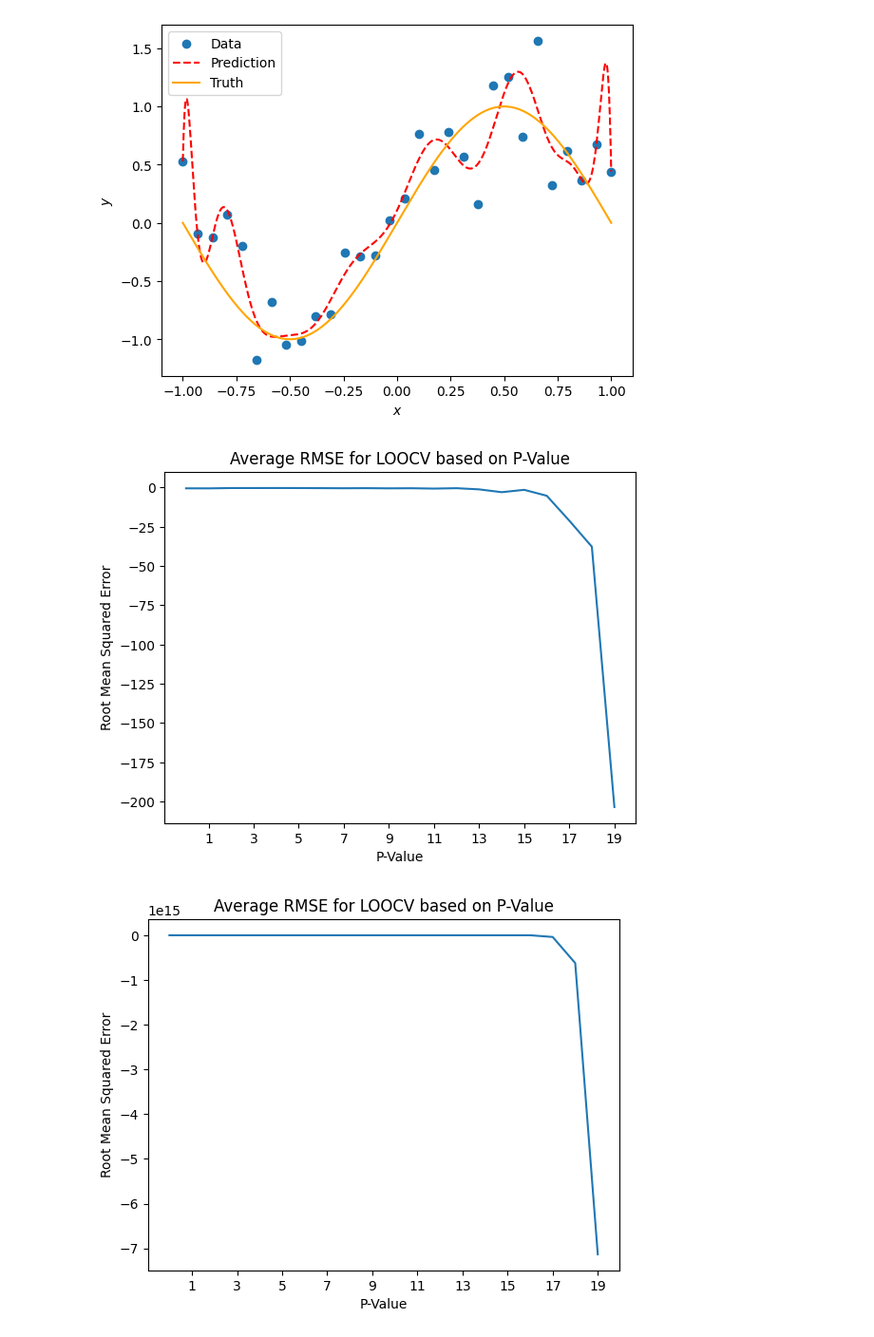
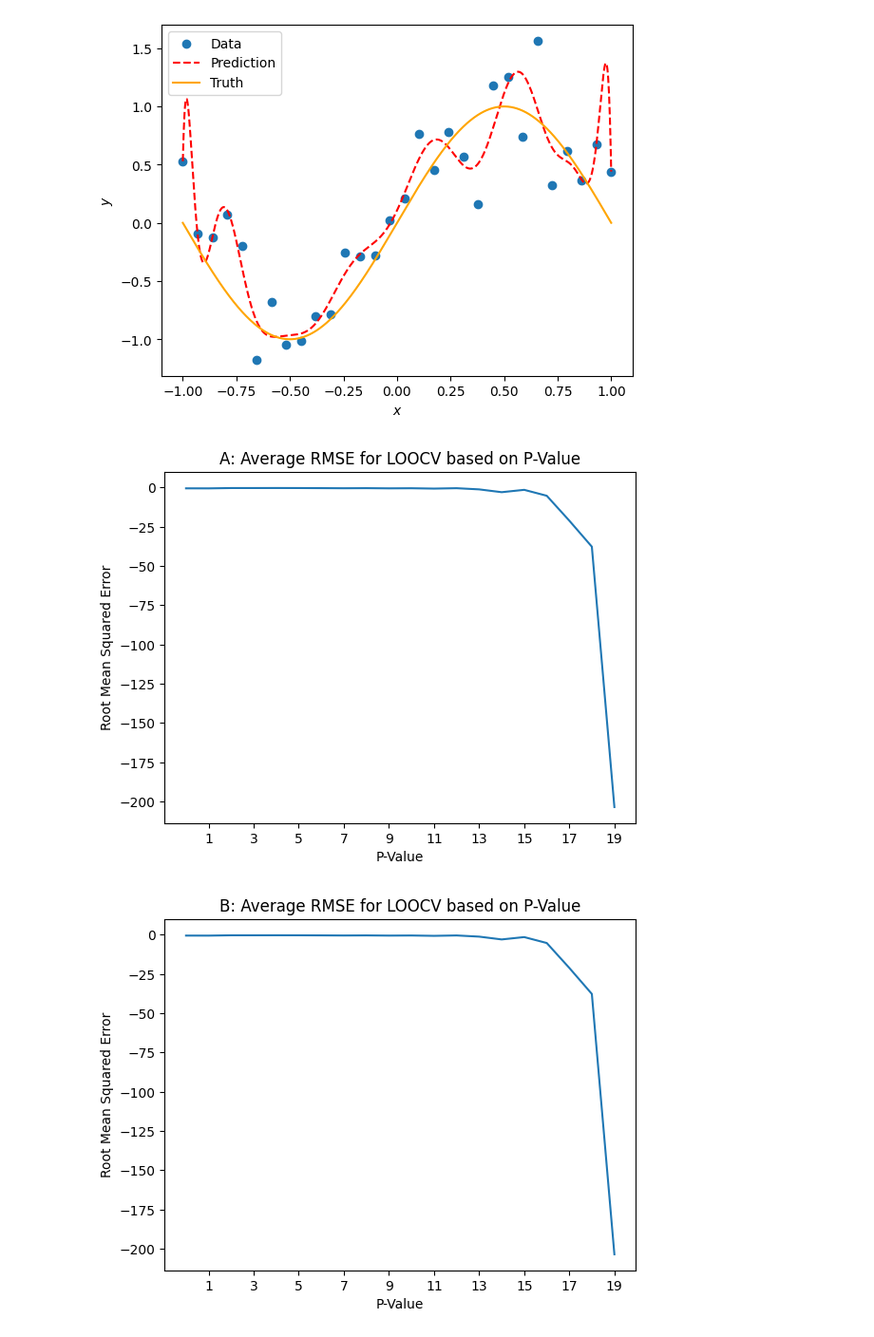
Before and after one commit to queue-h/ISCI-396, a Jupyter notebook: overfitting/Class_6_Part_2.ipynb, the cells around one changed output. Shown at 95% size. Saved outputs shown, nothing was run; the diff lists cells and outputs as text; code cells hidden in the pictures.

```diff
--- a/overfitting/Class_6_Part_2.ipynb
+++ b/overfitting/Class_6_Part_2.ipynb
@@ -108,44 +110,46 @@ def a():
     plt.xticks(np.arange(1, 21, 2))
     plt.xlabel("P-Value")
     plt.ylabel("Root Mean Squared Error")
-    plt.title("Average RMSE for LOOCV based on P-Value")
+    plt.title("A: Average RMSE for LOOCV based on P-Value")
     plt.show()
 
 
 def b():
     avg_rmse_list = []
     for p in range(1, 21):
         kf = model.KFold(DATA_SIZE)
         rmse_list = []
-        for i, (train_index, test_index) in enumerate(kf.split(X_train)):
+        for i, (train_index, test_index) in enumerate(kf.split(X_train, y_train)):
             reg = LinearPolyRegression(p=p).fit(X_train[train_index], y_train[train_index])
-            score = model.cross_val_score(reg, X_train, y_train, scoring='neg_mean_squared_error')
+            score = model.cross_val_score(reg, X_train, y_train, cv = kf, scoring='neg_root_mean_squared_error')
             rmse_list.append(score)
 
         avg_rmse_list.append(np.mean(rmse_list))
 
     plt.plot(avg_rmse_list)
     plt.xticks(np.arange(1, 21, 2))
     plt.xlabel("P-Value")
     plt.ylabel("Root Mean Squared Error")
-    plt.title("Average RMSE for LOOCV based on P-Value")
+    plt.title("B: Average RMSE for LOOCV based on P-Value")
     plt.show()
 
 def c():
-    avg_rmse_list = []
-    for p in range(1, 21):
-        kf = model.KFold(DATA_SIZE)
+    p_all = np.arange(1, 21)
+    kf = model.KFold(n_splits=DATA_SIZE, shuffle=True)
+    reg = model.GridSearchCV(LinearPolyRegression(), dict(p=p_all), cv = kf, scoring='neg_root_mean_squared_error')
+    scores = reg.fit(X_train, y_train).cv_results_['mean_test_score']
 
-    plt.plot(avg_rmse_list)
+    plt.plot(scores)
     plt.xticks(np.arange(1, 21, 2))
     plt.xlabel("P-Value")
     plt.ylabel("Root Mean Squared Error")
-    plt.title("Average RMSE for LOOCV based on P-Value")
+    plt.title("C: Average RMSE for LOOCV based on P-Value")
     plt.show()
 
 
 a()
 b()
+c()
 # %% [output]
-[figure, old version]
+[figure, new version]
-[figure, old version]
+[figure, new version]
```
Also changed, not shown: parts of 2 cells of this notebook, 1 other file.
